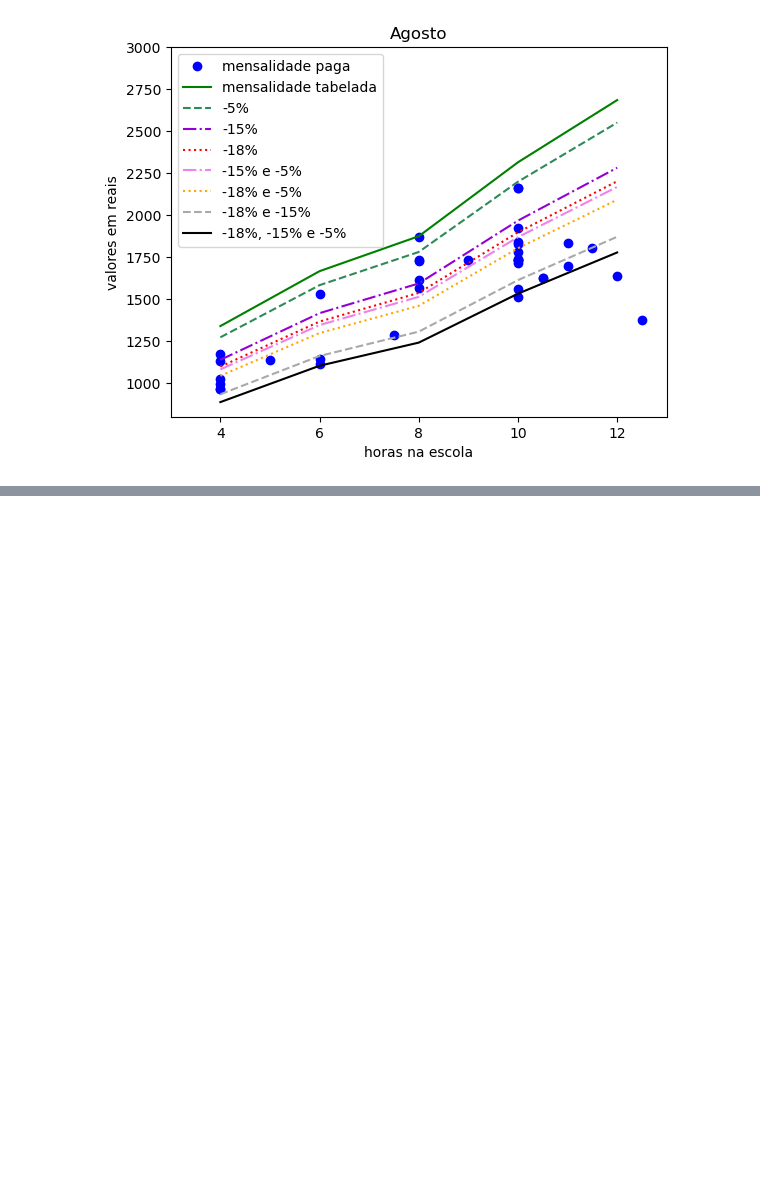
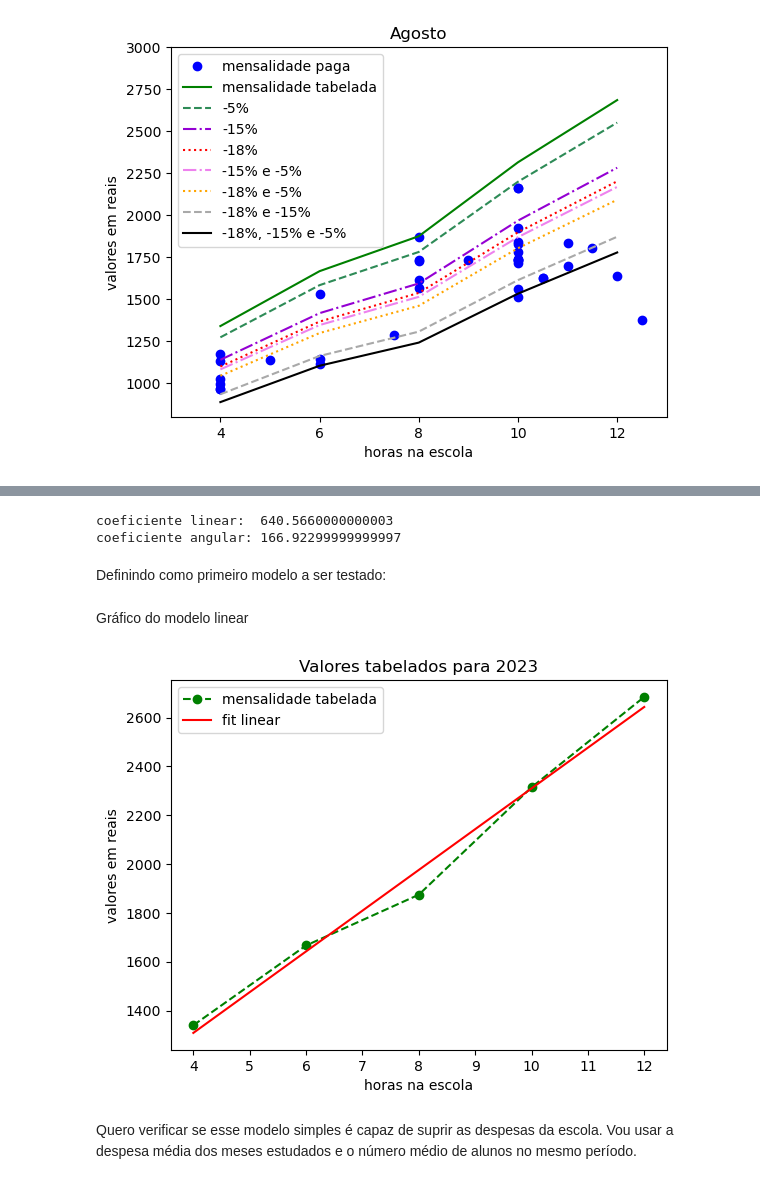
Before and after one commit to mp-resuldados/calculo-de-mensalidades, a Jupyter notebook: notebooks/calculos.ipynb, the cells around one changed output, grey strips where cells are left out. Drawn from its saved outputs; the diff is of its cells as text; code cells hidden in the pictures; blank space fills up the shorter version.

Commit message:
calculos do primeiro modelo de mensaliades e comparação com a concorrência

```diff
--- a/notebooks/calculos.ipynb
+++ b/notebooks/calculos.ipynb
@@ -34,6 +35,5 @@ pago_2023
 # %% [markdown]
 Lendo o arquivo que contem os valores tabelados de mensalidade para o ano de 2023.
 # %%
-plano_2023 = pd.read_csv(
-    '../dados/plano_2023.csv'
-)
+plano_2023 = pd.read_csv('../dados/plano_2023.csv')
+plano_2023
@@ -166,0 +171,55 @@ fig.savefig('../imagens/mensalidades_2023_descontos.png')
+# %%
+x = np.array(plano_2023['horas']).reshape((-1, 1))
+y = np.array(plano_2023['valores'])
+modelo = LinearRegression().fit(x, y)
+# y = a x + b
+a = modelo.coef_[0]
+b = modelo.intercept_
+# %%
+print(f"coeficiente linear: ",b)
+print(f"coeficiente angular:",a)
+# %% [output]
+coeficiente linear:  640.5660000000003
+coeficiente angular: 166.92299999999997
+# %% [markdown]
+Definindo como primeiro modelo a ser testado:
+# %%
+def modelo1(h):
+    return np.round((a*h+b),2)
+
+# vetorizando a função para receber arrays de argumento
+v_modelo1 = np.vectorize(modelo1)
+# %% [markdown]
+Gráfico do modelo linear
+# %%
+h = np.array(range(4,13))
+# %%
+fig, ax = plt.subplots()
+
+ax.plot(
+    plano_2023['horas'],
+    plano_2023['valores'],
+    marker='o',
+    color='green',
+    linestyle='--',
+    label='mensalidade tabelada',
+)
+ax.plot(
+    h,
+    v_modelo1(h),
+    color='red',
+    linestyle='-',
+    label='fit linear',
+)
+
+
+ax.set_title('Valores tabelados para 2023')
+ax.set_xlabel('horas na escola')
+ax.set_ylabel('valores em reais')
+ax.legend(loc='upper left', ncols=1)
+
+fig.savefig('../imagens/mensalidades_2023_fitlinear.png')
+# %% [output]
+[figure, added]
+# %% [markdown]
+Quero verificar se esse modelo simples é capaz de suprir as despesas da escola. Vou usar a despesa média dos meses estudados e o número médio de alunos no mesmo período.
```
Also changed, not shown: parts of 39 cells of this notebook, 3 other files.
